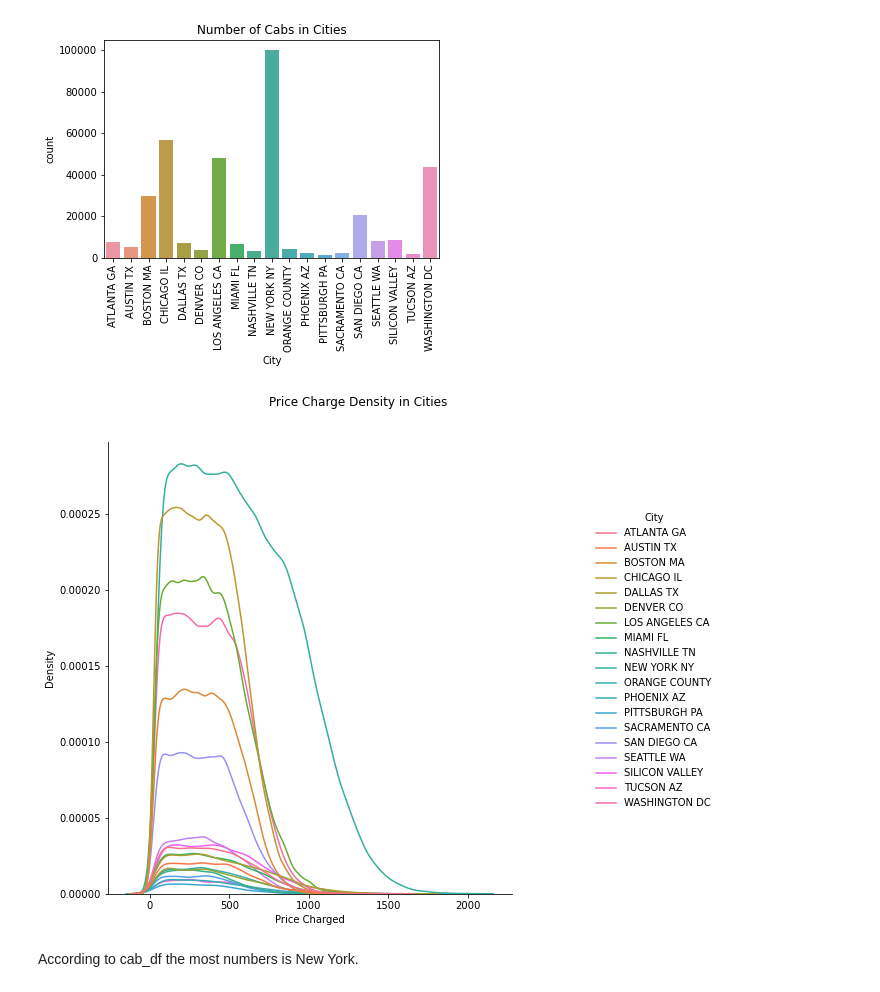
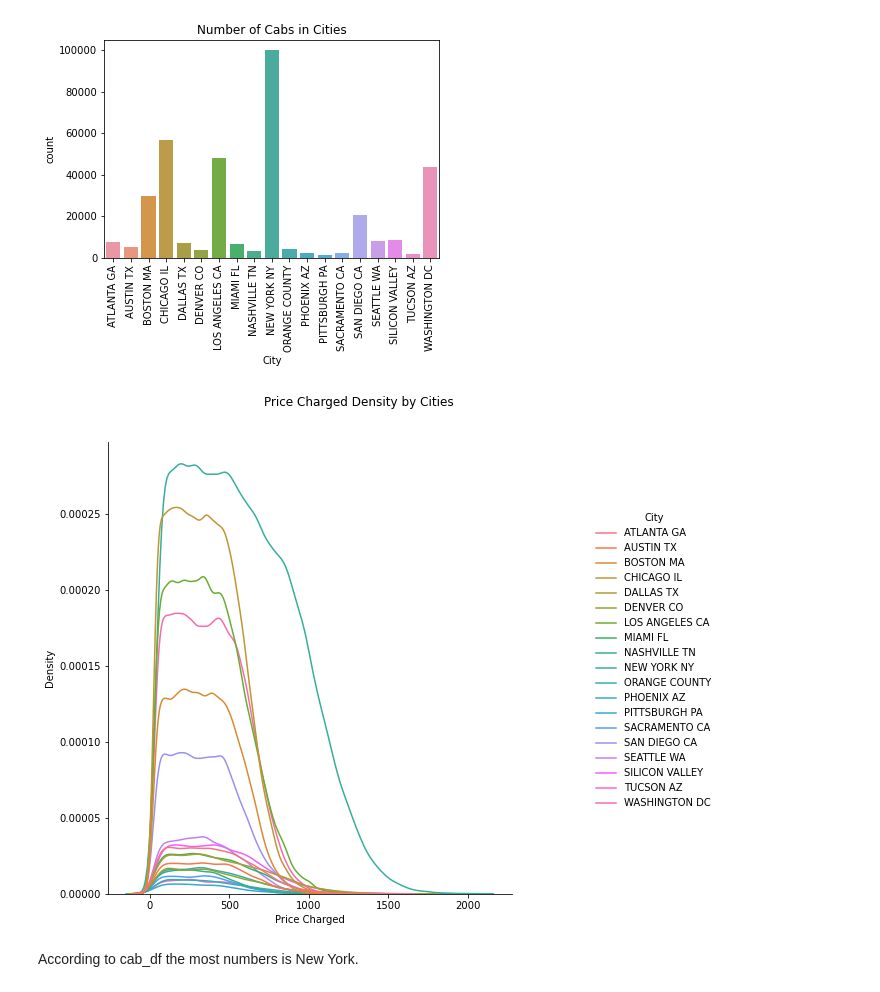
Before and after one commit to melisagozet/G2M, a Jupyter notebook: Week_2_Datasets_EDA.ipynb, the cells around one changed output. Cells and saved outputs as stored; diff of their text form; code cells hidden in the pictures.

```diff
--- a/Week_2_Datasets_EDA.ipynb
+++ b/Week_2_Datasets_EDA.ipynb
@@ -171,10 +170,10 @@ graphic.set_title("Number of Cabs in Cities");
 # %%
 rp = sns.displot(data=cab_df,x="Price Charged",kind="kde",hue="City");
 rp.fig.set_size_inches(10,8)
 rp.fig.subplots_adjust(top=0.9) # adjust the Figure in rp
-rp.fig.suptitle("Price Charge Density in Cities");
+rp.fig.suptitle("Price Charged Density by Cities");
 # %% [output]
-[figure, old version]
+[figure, new version]
 # %% [markdown]
 According to cab_df the most numbers is New York.
 # %% [markdown]
```
Also changed, not shown: parts of 79 cells of this notebook, 4 other files.
